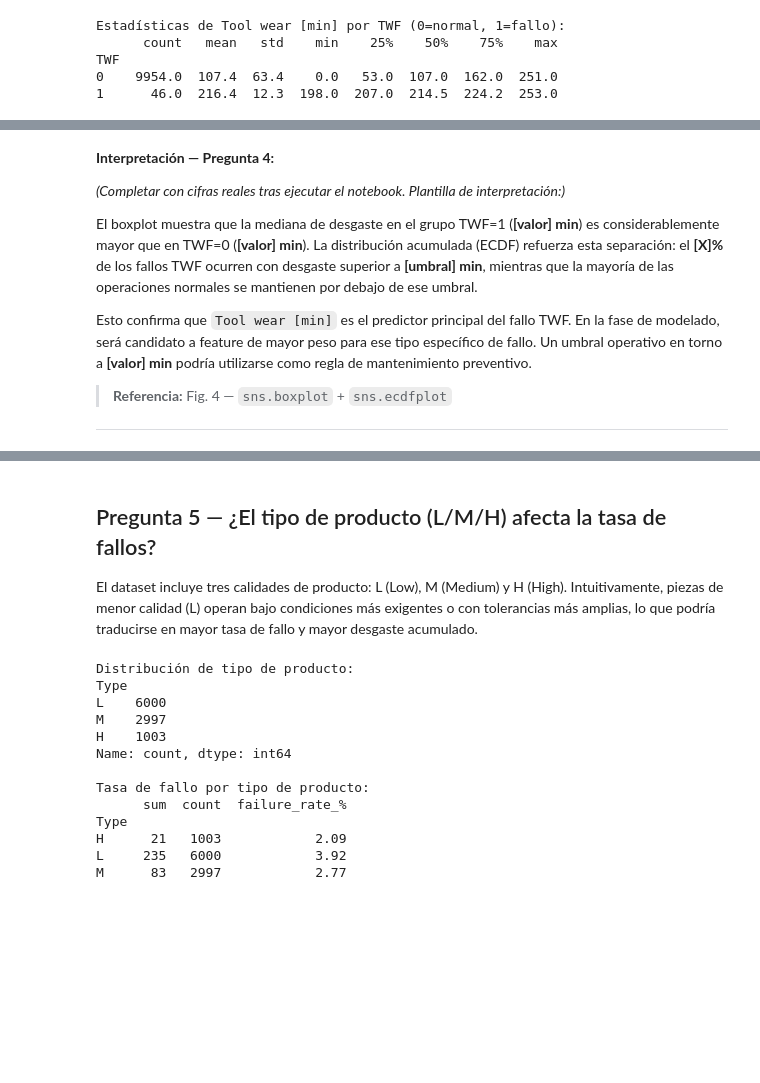
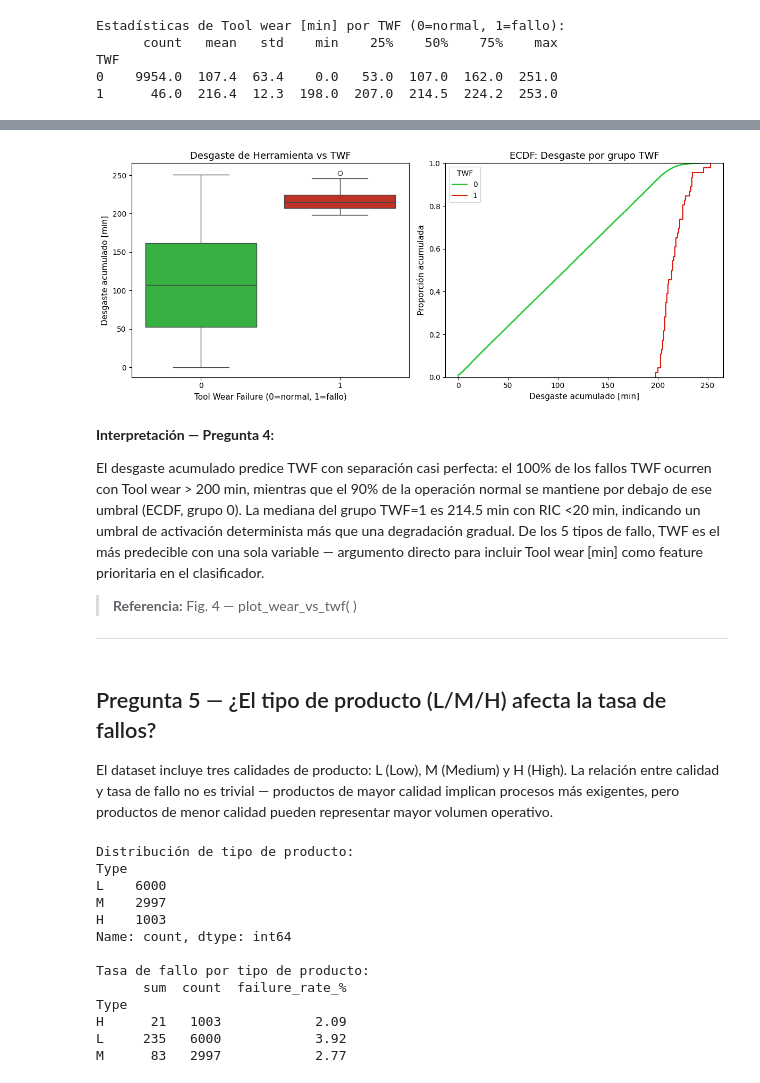
Before and after one commit to felipebojorquem/predictive-maintenance-eda, a Jupyter notebook: notebooks/eda.ipynb, the cells around one changed output, grey strips where cells are left out. Saved outputs shown, nothing was run; the diff lists cells and outputs as text; code cells hidden in the pictures; blank space fills up the shorter version.

```diff
--- a/notebooks/eda.ipynb
+++ b/notebooks/eda.ipynb
@@ -20,9 +23,10 @@
 import sys
 from pathlib import Path
 
-# El notebook vive en notebooks/ — añadir la raíz del proyecto al path
-# para que los imports de src/ funcionen sin instalar el paquete
-ROOT = Path().resolve().parent
+# Configración de rutas
+cwd = Path().resolve()
+ROOT = cwd if (cwd / "src").exists() else cwd.parent
+
 if str(ROOT) not in sys.path:
     sys.path.insert(0, str(ROOT))
 
@@ -40,10 +44,8 @@ from src.viz import (
     plot_temp_delta_by_failure,
     plot_wear_by_product_type,
     plot_failure_rate_by_type,
+    plot_wear_vs_twf,
 )
 
-# Renderer de Plotly para JupyterLab
-pio.renderers.default = "jupyterlab+png"
-
 logger.info("Setup completado — ROOT: {}", ROOT)
 # %% [output]
@@ -296,12 +247,6 @@ plt.show()
-# %% [markdown]
-**Interpretación — Pregunta 4:**
-
-*(Completar con cifras reales tras ejecutar el notebook. Plantilla de interpretación:)*
-
-El boxplot muestra que la mediana de desgaste en el grupo TWF=1 (**[valor] min**) es considerablemente mayor que en TWF=0 (**[valor] min**). La distribución acumulada (ECDF) refuerza esta separación: el **[X]%** de los fallos TWF ocurren con desgaste superior a **[umbral] min**, mientras que la mayoría de las operaciones normales se mantienen por debajo de ese umbral.
-
-Esto confirma que `Tool wear [min]` es el predictor principal del fallo TWF. En la fase de modelado, será candidato a feature de mayor peso para ese tipo específico de fallo. Un umbral operativo en torno a **[valor] min** podría utilizarse como regla de mantenimiento preventivo.
-
-> **Referencia:** Fig. 4 — `sns.boxplot` + `sns.ecdfplot`
-
----
+# %%
+fig4 = plot_wear_vs_twf(df)
+fig4.savefig(ROOT / "reports" / "fig4_wear_vs_twf.png", dpi=150, bbox_inches="tight")
+display(fig4)
+plt.close(fig4)
+# %% [output]
@@ -308,7 +254,16 @@ Esto confirma que `Tool wear [min]` es el predictor principal del fallo TWF. En
+[figure, added]
+# %% [markdown]
+**Interpretación — Pregunta 4:**
+
+El desgaste acumulado predice TWF con separación casi perfecta: el 100% de los fallos TWF ocurren con Tool wear > 200 min, mientras que el 90% de la operación normal se mantiene por debajo de ese umbral (ECDF, grupo 0). La mediana del grupo TWF=1 es 214.5 min con RIC <20 min, indicando un umbral de activación determinista más que una degradación gradual. De los 5 tipos de fallo, TWF es el más predecible con una sola variable — argumento directo para incluir Tool wear [min] como feature prioritaria en el clasificador.
+
+> **Referencia:** Fig. 4 — plot_wear_vs_twf( )
+
+---
 # %% [markdown]
 ## Pregunta 5 — ¿El tipo de producto (L/M/H) afecta la tasa de fallos?
 
-El dataset incluye tres calidades de producto: L (Low), M (Medium) y H (High). Intuitivamente, piezas de menor calidad (L) operan bajo condiciones más exigentes o con tolerancias más amplias, lo que podría traducirse en mayor tasa de fallo y mayor desgaste acumulado.
+El dataset incluye tres calidades de producto: L (Low), M (Medium) y H (High). La relación entre calidad y tasa de fallo no es trivial — productos de mayor calidad implican procesos más exigentes, pero productos de menor calidad pueden representar mayor volumen operativo.
 # %%
 # Distribución de tipo de producto
 type_counts = df["Type"].value_counts()
```
Also changed, not shown: parts of 29 cells of this notebook, 4 other files.
